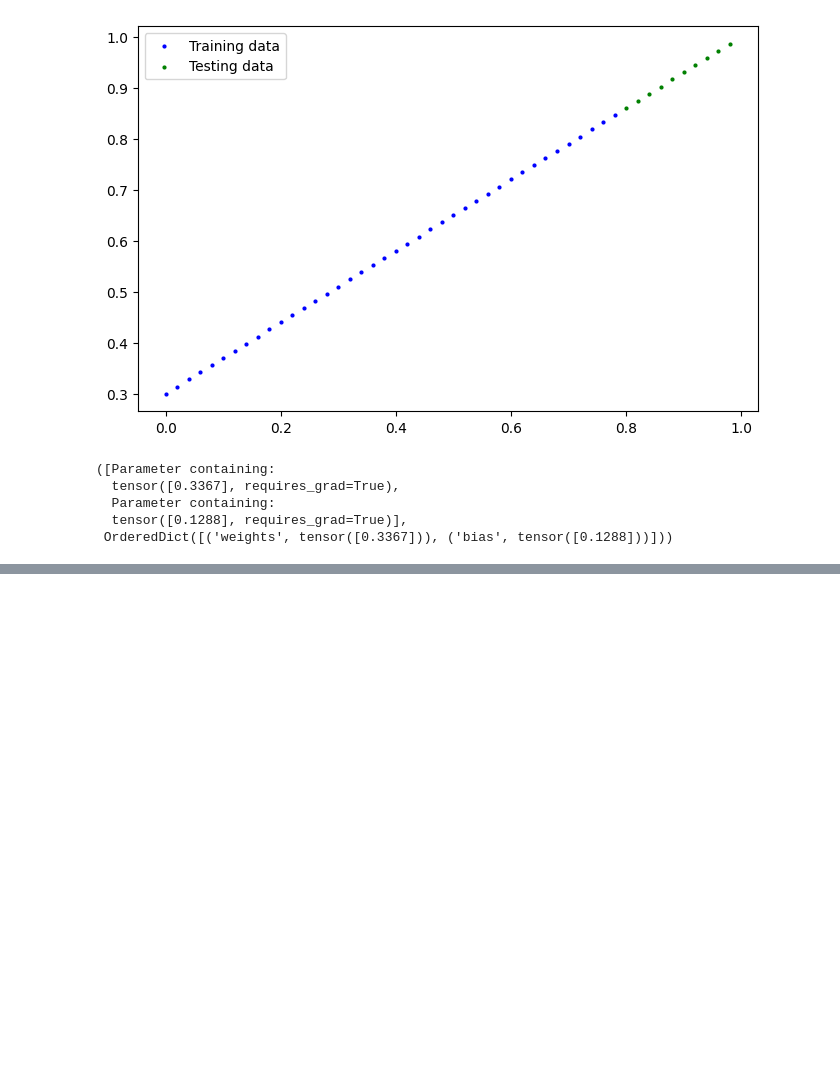
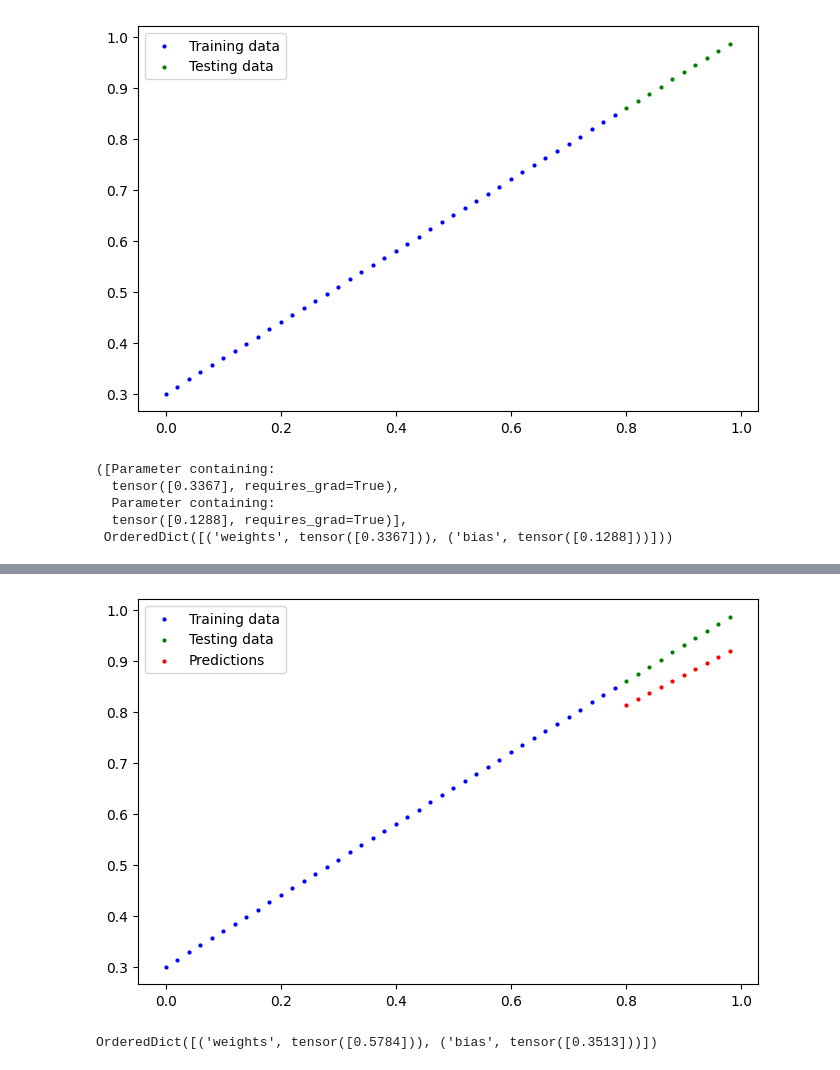
Before and after one commit to canhtvee/machine-learning-from-scratch, a Jupyter notebook: pytorch-deep-learning/01_pytorch_workflow.ipynb, the cells around one changed output, grey strips where cells are left out. Saved outputs shown, nothing was run; the diff lists cells and outputs as text; code cells hidden in the pictures; blank space fills up the shorter version.

```diff
--- a/pytorch-deep-learning/01_pytorch_workflow.ipynb
+++ b/pytorch-deep-learning/01_pytorch_workflow.ipynb
@@ -95,0 +154,9 @@ list(model_0.parameters()), model_0.state_dict()
+# %%
+model_0.eval()
+
+with torch.inference_mode():
+    y_preds = model_0(X_test)
+y_preds
+plot_predictions(predictions=y_preds)
+# %% [output]
+[figure, added]
@@ -95,0 +173,8 @@ list(model_0.parameters()), model_0.state_dict()
+# %%
+loaded_model_0 = MyLinearRegression()
+
+loaded_model_0.load_state_dict(torch.load(f=MODEL_SAVE_PATH))
+
+loaded_model_0.state_dict()
+# %% [output]
+OrderedDict([('weights', tensor([0.5784])), ('bias', tensor([0.3513]))])
```
Also changed, not shown: parts of 6 cells of this notebook, 1 other file.
